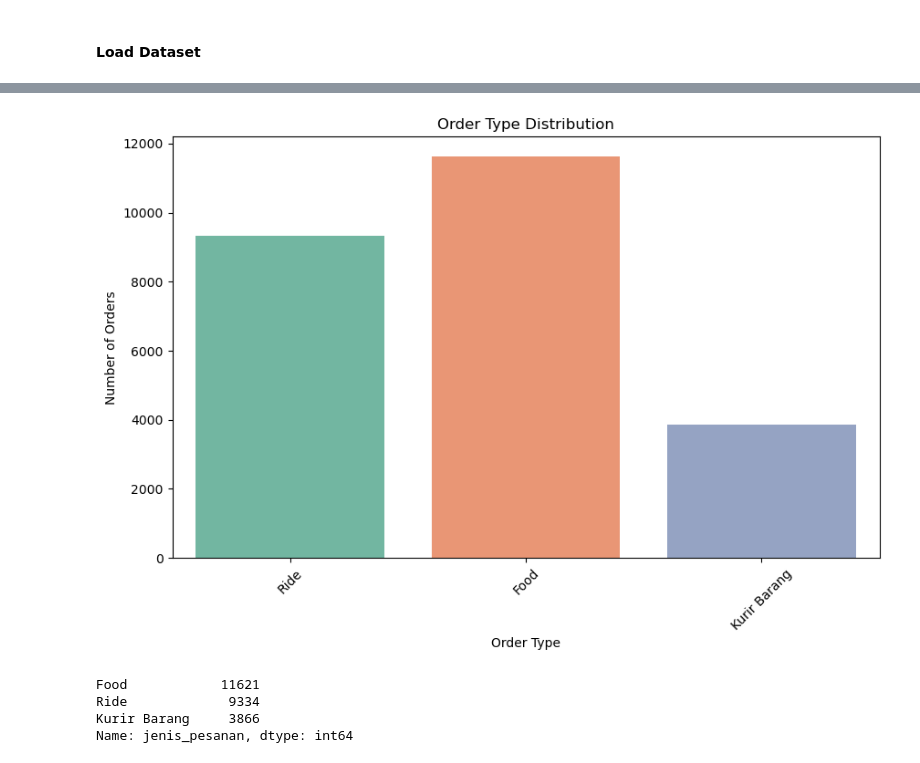
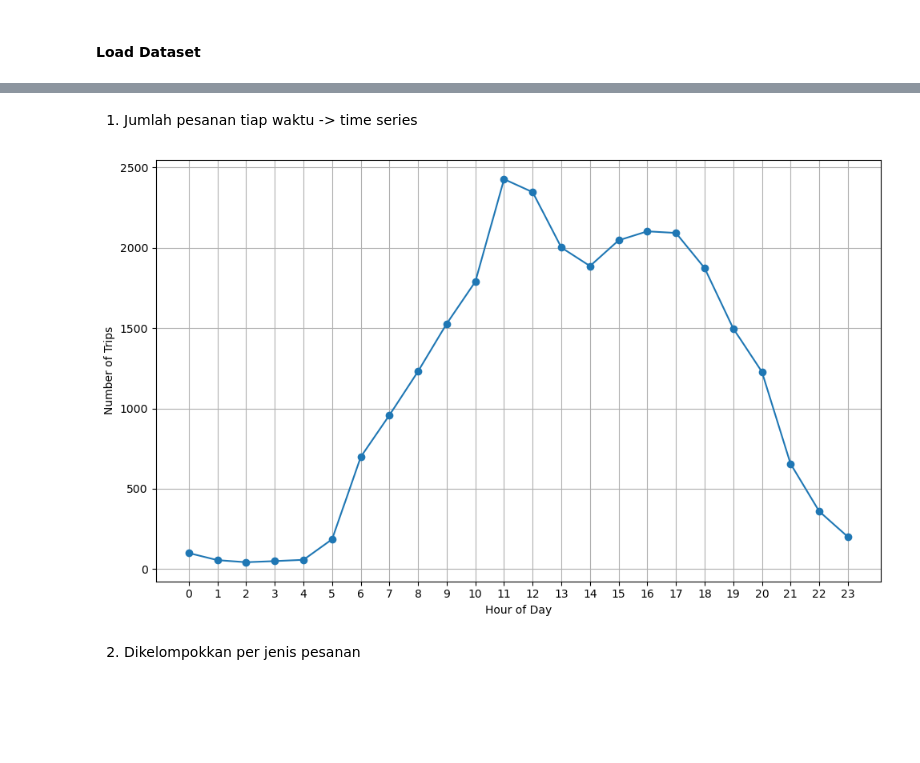
Before and after one commit to azwanazamuddin/location-choice-model, a Jupyter notebook: notebooks/eda.ipynb, the cells around one changed output, grey strips where cells are left out. Drawn from its saved outputs; the diff is of its cells as text; code cells hidden in the pictures; blank space fills up the shorter version.

Commit message:
add visualization

```diff
--- a/notebooks/eda.ipynb
+++ b/notebooks/eda.ipynb
@@ -113,3 +31,0 @@ kurir_barang_map = {
-# %%
-# applying map dict
-df['jenis_pesanan'] = df['jenis_pesanan'].replace(kurir_barang_map)
@@ -217,25 +32,30 @@ Visualisasi Data Jenis Pesanan
-# %%
-# Define a custom color palette
-custom_palette = sns.color_palette("Set2")
-
-# Define the order of categories
-category_order = ['Ride', 'Food', 'Kurir Barang']  # Replace with your desired order
-
-
-# Explore categorical variables like order type
-plt.figure(figsize=(10, 6))
-sns.countplot(data=pickup_kota, x='jenis_pesanan', palette=custom_palette, order=category_order)
-plt.title('Order Type Distribution')
-plt.xlabel('Order Type')
-plt.ylabel('Number of Orders')
-plt.xticks(rotation=45)
-plt.show()
-# %% [output]
-[figure, removed]
-# %%
-pickup_kota['jenis_pesanan'].value_counts()
-# %% [output]
-Food            11621
-Ride             9334
-Kurir Barang     3866
-Name: jenis_pesanan, dtype: int64
+# %% [markdown]
+1. Jumlah pesanan tiap waktu -> time series
+# %%
+# Convert 'datetime_tugas' column to datetime type
+df['datetime_tugas'] = pd.to_datetime(df['datetime_tugas'])
+# %%
+# Group data by hour and count the number of trips (ids)
+grouped_data = df.groupby(df['datetime_tugas'].dt.hour)['id'].count()
+# %%
+# Create a time series plot
+plt.figure(figsize=(10, 6))
+plt.plot(grouped_data.index, grouped_data.values, marker='o')
+
+# plt.title('MSTP Orders Count by Hour Over a 14-Day Period')
+plt.xlabel('Hour of Day')
+plt.ylabel('Number of Trips')
+
+# Set x-ticks to be hourly
+plt.xticks(range(24))
+
+# Display both x and y grids
+plt.gca().xaxis.grid(True)
+plt.gca().yaxis.grid(True)
+
+plt.tight_layout()
+plt.show()
+# %% [output]
+[figure, added]
+# %% [markdown]
+2. Dikelompokkan per jenis pesanan
```
Also changed, not shown: parts of 31 cells of this notebook, 3 other files.
